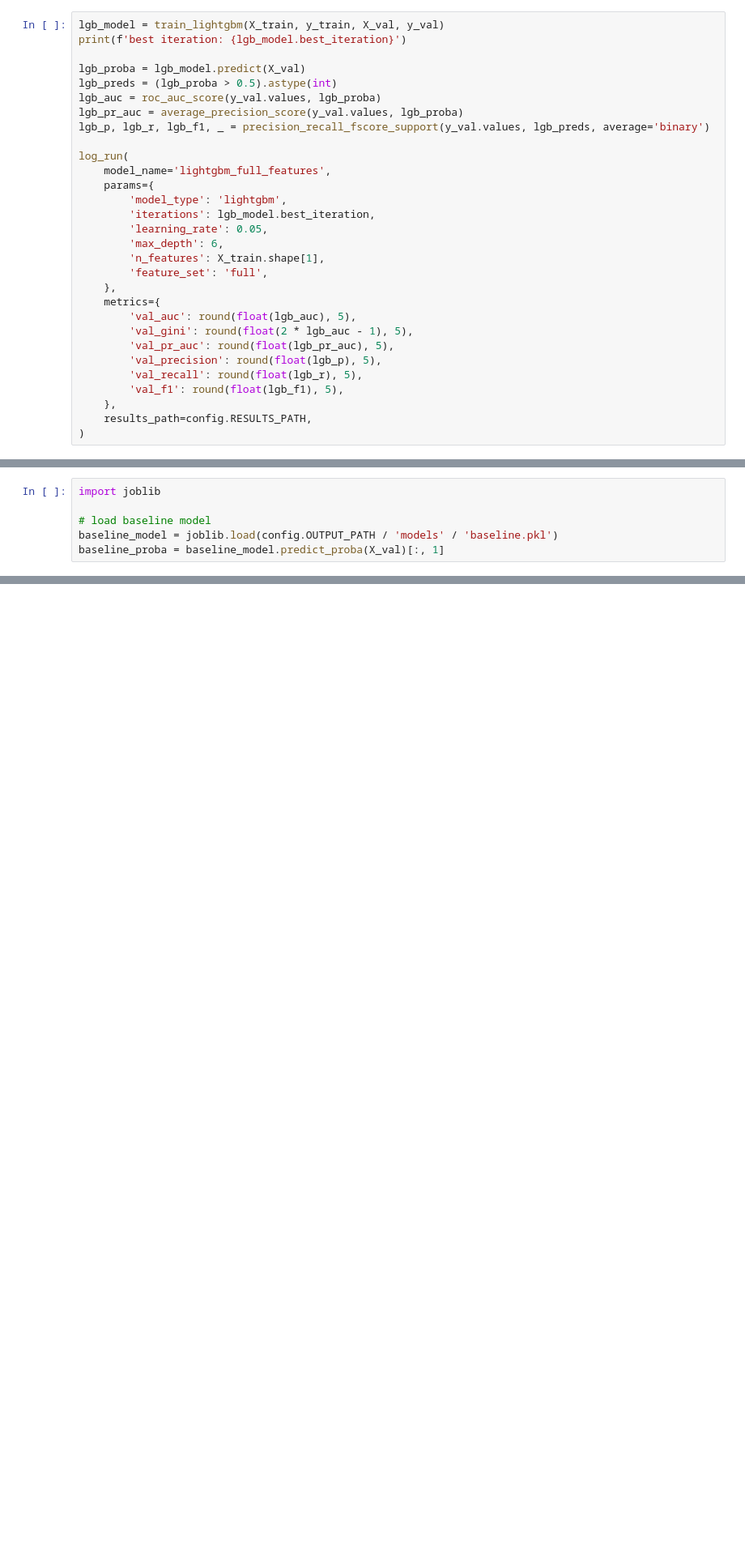
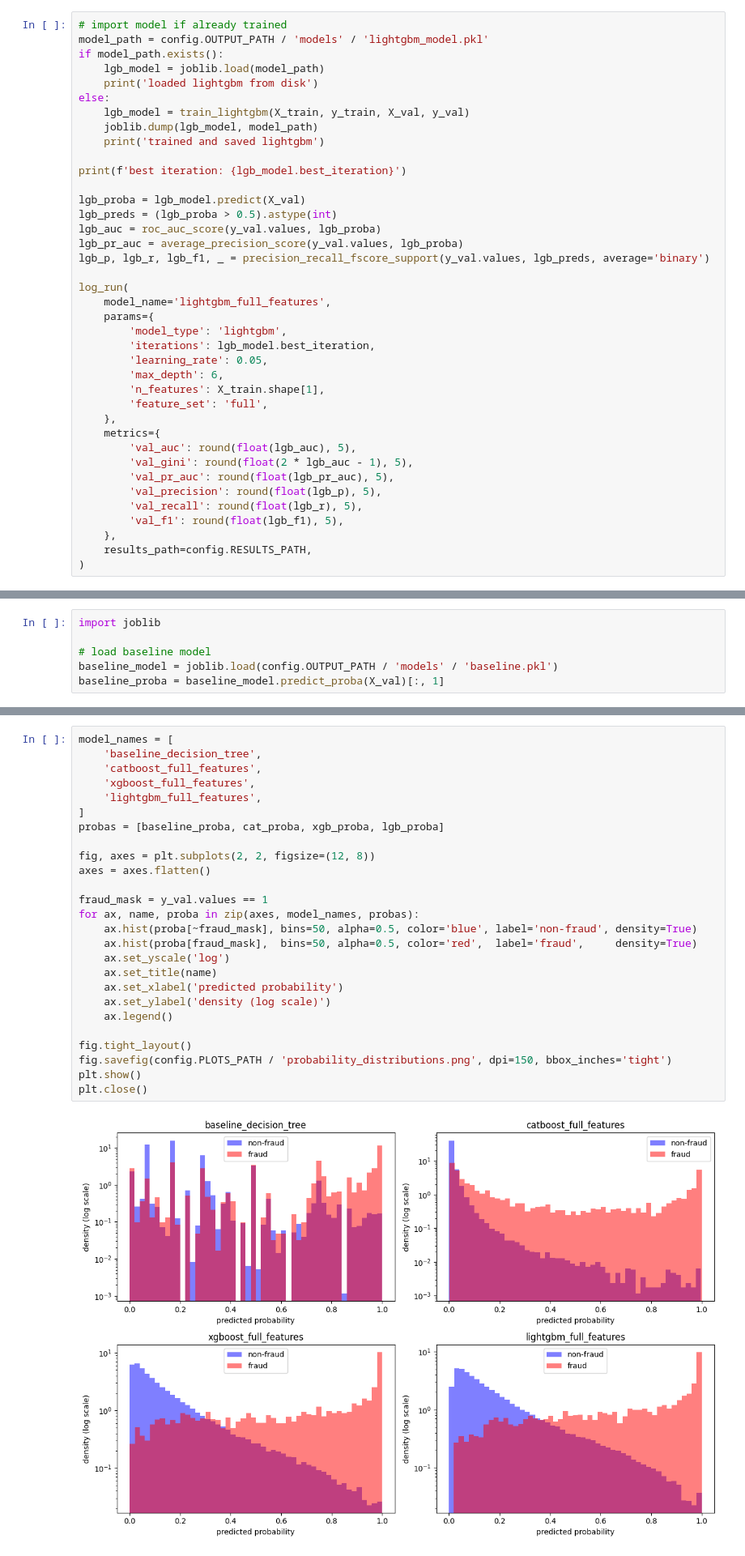
Before and after one commit to TimFlocke/fraud_model, a Jupyter notebook: notebooks/06_model_training.ipynb, the cells around one changed output, grey strips where cells are left out. Shown at 81% size. Drawn from its saved outputs; the diff is of its cells as text; blank space fills up the shorter version.

Commit message:
stage 6 complete - full model comparison suite

```diff
--- a/notebooks/06_model_training.ipynb
+++ b/notebooks/06_model_training.ipynb
@@ -141,7 +146,16 @@ logged: xgboost_full_features  val_auc=0.91513
 # %% [markdown]
 ## lightgbm
 # %%
-lgb_model = train_lightgbm(X_train, y_train, X_val, y_val)
+# import model if already trained
+model_path = config.OUTPUT_PATH / 'models' / 'lightgbm_model.pkl'
+if model_path.exists():
+    lgb_model = joblib.load(model_path)
+    print('loaded lightgbm from disk')
+else:
+    lgb_model = train_lightgbm(X_train, y_train, X_val, y_val)
+    joblib.dump(lgb_model, model_path)
+    print('trained and saved lightgbm')
+
 print(f'best iteration: {lgb_model.best_iteration}')
 
 lgb_proba = lgb_model.predict(X_val)
@@ -221,0 +243,28 @@ display(comparison)
+# %%
+model_names = [
+    'baseline_decision_tree',
+    'catboost_full_features',
+    'xgboost_full_features',
+    'lightgbm_full_features',
+]
+probas = [baseline_proba, cat_proba, xgb_proba, lgb_proba]
+
+fig, axes = plt.subplots(2, 2, figsize=(12, 8))
+axes = axes.flatten()
+
+fraud_mask = y_val.values == 1
+for ax, name, proba in zip(axes, model_names, probas):
+    ax.hist(proba[~fraud_mask], bins=50, alpha=0.5, color='blue', label='non-fraud', density=True)
+    ax.hist(proba[fraud_mask],  bins=50, alpha=0.5, color='red',  label='fraud',     density=True)
+    ax.set_yscale('log')
+    ax.set_title(name)
+    ax.set_xlabel('predicted probability')
+    ax.set_ylabel('density (log scale)')
+    ax.legend()
+
+fig.tight_layout()
+fig.savefig(config.PLOTS_PATH / 'probability_distributions.png', dpi=150, bbox_inches='tight')
+plt.show()
+plt.close()
+# %% [output]
+[figure, added]
```
Also changed, not shown: parts of 16 cells of this notebook, 6 other files.
